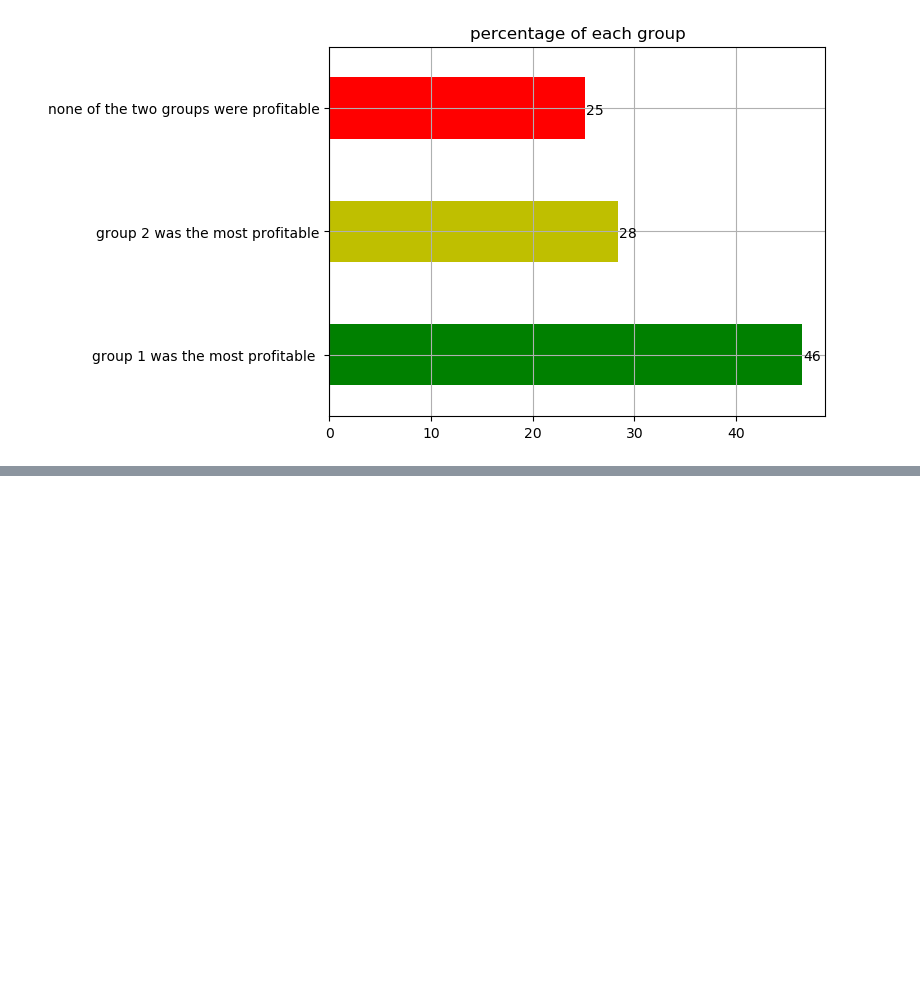
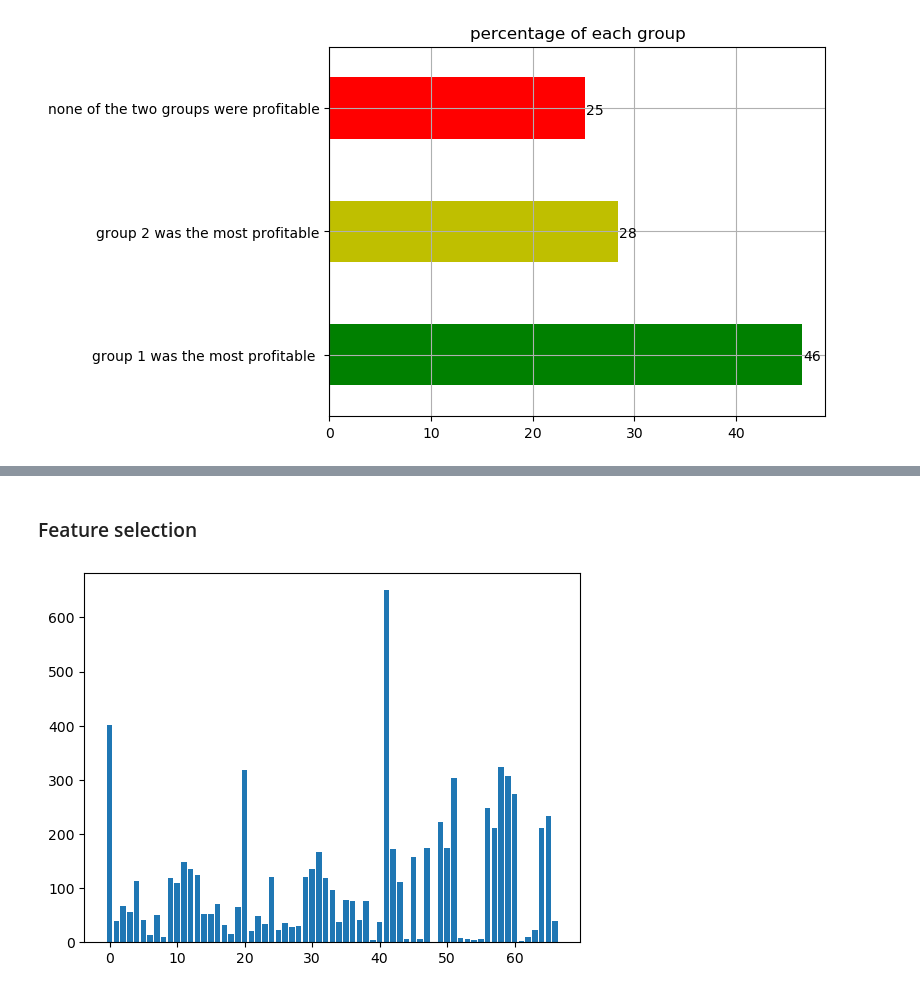
Before and after one commit to hubruk/predicting_profitable_customer_segments, a Jupyter notebook: predicting_profitable_customer_groups_Kruk.ipynb, the cells around one changed output, grey strips where cells are left out. Cells and saved outputs as stored; diff of their text form; code cells hidden in the pictures; blank space fills up the shorter version.

```diff
--- a/predicting_profitable_customer_groups_Kruk.ipynb
+++ b/predicting_profitable_customer_groups_Kruk.ipynb
@@ -117,0 +172,28 @@ X_train, X_valid,Y_train,Y_valid = train_test_split(X_trans, Y, test_size = 0.25
+# %% [markdown]
+### Feature selection
+# %%
+### Feature Selection (numeric input, categorical output)
+from sklearn.feature_selection import SelectKBest
+from sklearn.feature_selection import f_classif
+
+def top_x_by_fclassif(x):
+	# configure to select all features
+	fs = SelectKBest(score_func=f_classif, k=x)
+	# learn relationship from training data
+	fs.fit(X_train, y_train)
+	# transform train input data
+	X_train_fs = fs.transform(X_train)
+	# transform test input data
+	X_test_fs = fs.transform(X_test)
+	return fs, X_train_fs, X_test_fs
+
+fs, X_train_fs, X_test_fs = top_x_by_fclassif(15)
+
+for i in range(len(fs.scores_)):
+	pass
+	#print('Feature %d: %f' % (i, fs.scores_[i]))
+
+plt.bar([i for i in range(len(fs.scores_))], fs.scores_)
+plt.show()
+# %% [output]
+[figure, added]
```
Also changed, not shown: parts of 10 cells of this notebook.
